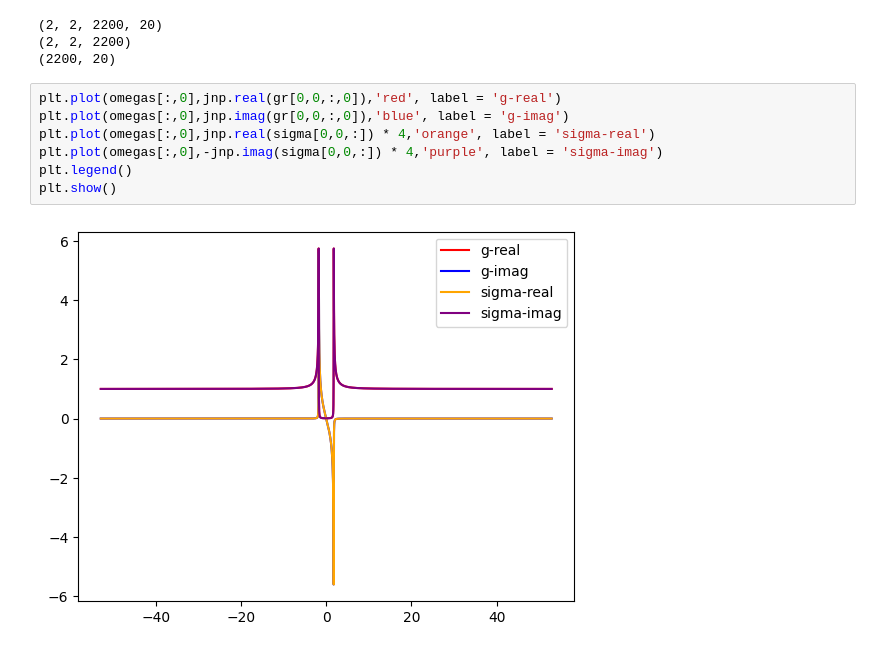
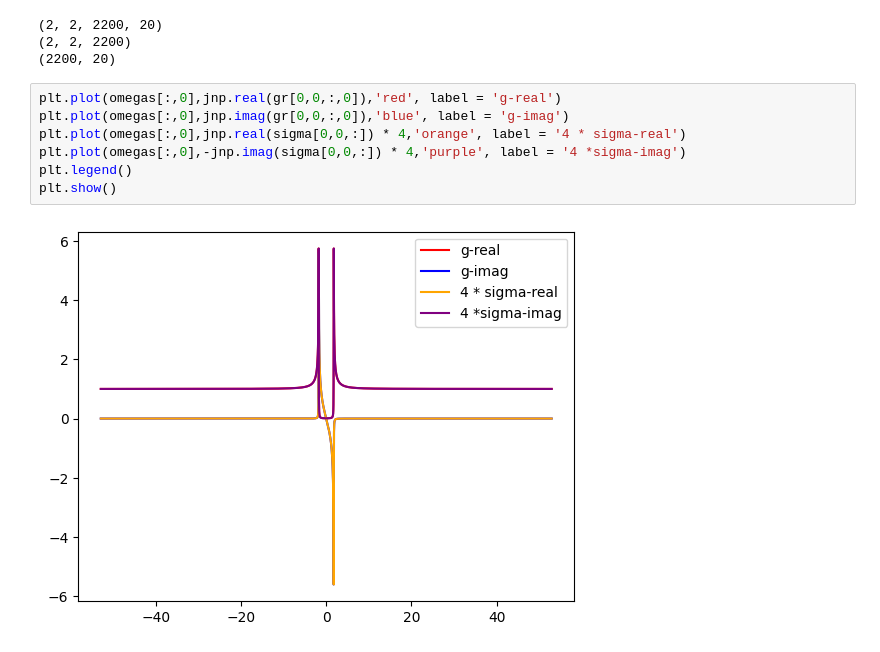
Before and after one commit to j-curtis/psBQP, a Jupyter notebook: new_testing.ipynb, the cells around one changed output. Saved outputs shown, nothing was run; the diff lists cells and outputs as text.

```diff
--- a/new_testing.ipynb
+++ b/new_testing.ipynb
@@ -56,9 +56,9 @@ print(jnp.shape(omegas))
 # %%
 plt.plot(omegas[:,0],jnp.real(gr[0,0,:,0]),'red', label = 'g-real')
 plt.plot(omegas[:,0],jnp.imag(gr[0,0,:,0]),'blue', label = 'g-imag')
-plt.plot(omegas[:,0],jnp.real(sigma[0,0,:]) * 4,'orange', label = 'sigma-real')
-plt.plot(omegas[:,0],-jnp.imag(sigma[0,0,:]) * 4,'purple', label = 'sigma-imag')
+plt.plot(omegas[:,0],jnp.real(sigma[0,0,:]) * 4,'orange', label = '4 * sigma-real')
+plt.plot(omegas[:,0],-jnp.imag(sigma[0,0,:]) * 4,'purple', label = '4 *sigma-imag')
 plt.legend()
 plt.show()
 # %% [output]
-[figure, old version]
+[figure, new version]
```
Also changed, not shown: 6 other files.
